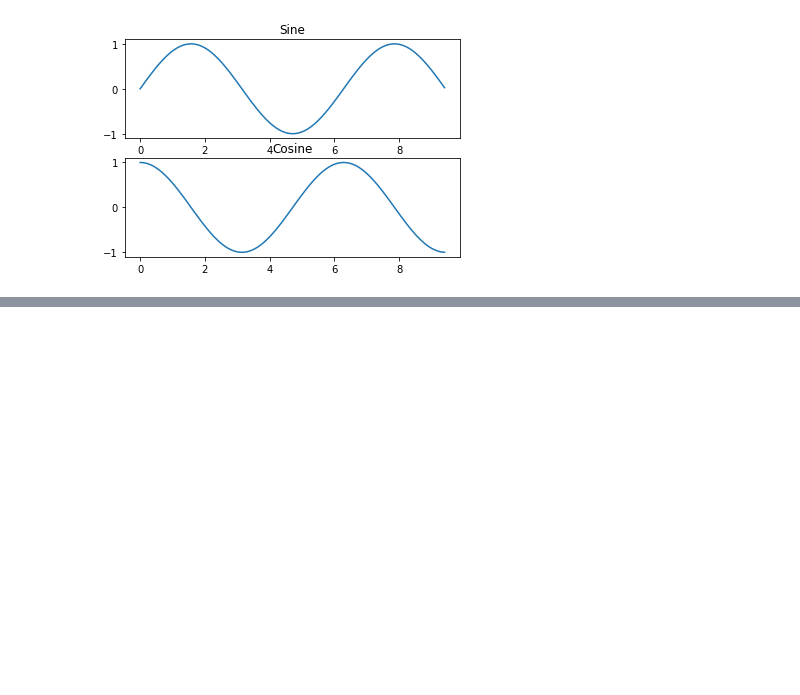
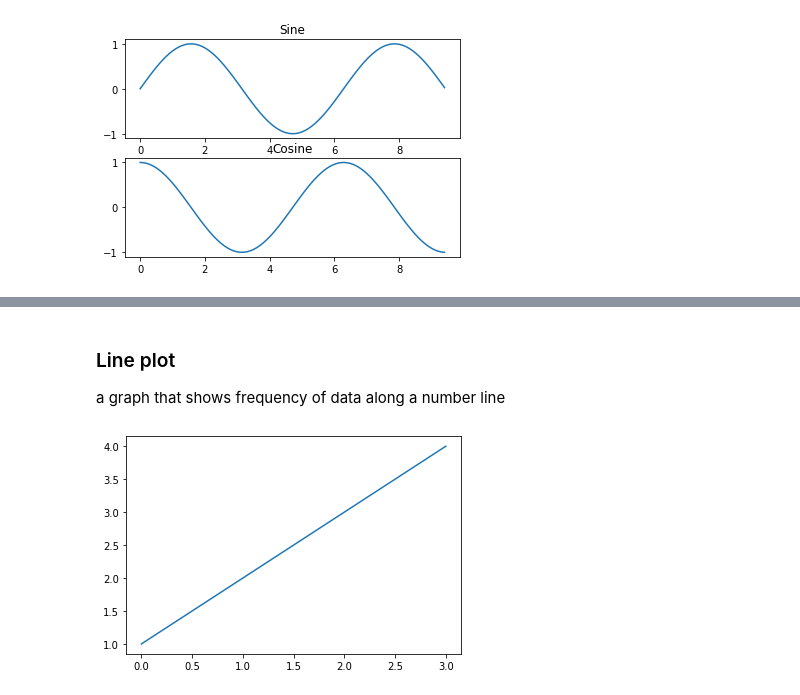
Before and after one commit to daohuei/math-mouse, a Jupyter notebook: notebook/101/matplotlib.ipynb, the cells around one changed output, grey strips where cells are left out. Saved outputs shown, nothing was run; the diff lists cells and outputs as text; code cells hidden in the pictures; blank space fills up the shorter version.

```diff
--- a/notebook/101/matplotlib.ipynb
+++ b/notebook/101/matplotlib.ipynb
@@ -60,0 +92,8 @@ plt.show()
+# %% [markdown]
+### Line plot
+a graph that shows frequency of data along a number line
+# %%
+plt.plot([1, 2, 3, 4])
+plt.show()
+# %% [output]
+[figure, added]
```
Also changed, not shown: parts of 23 cells of this notebook.
